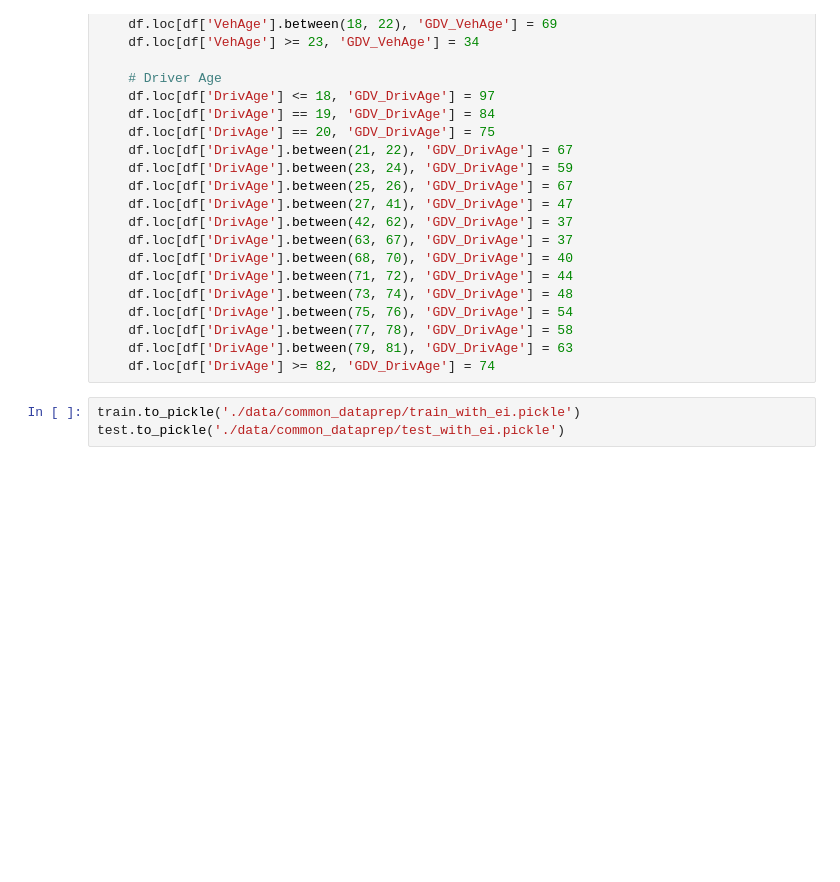
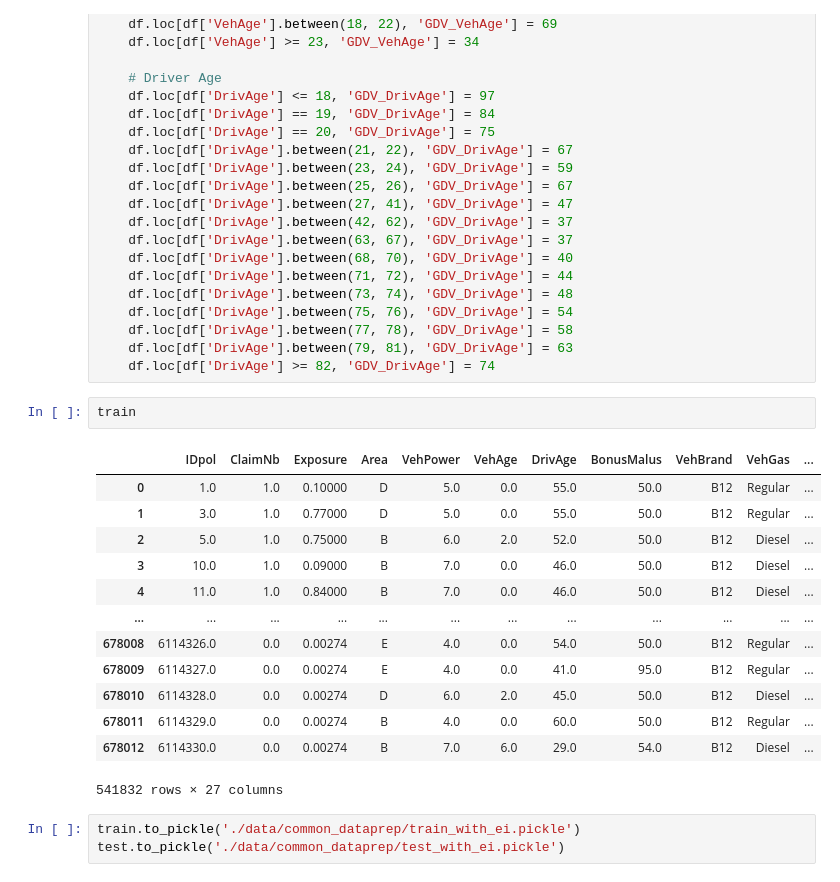
Before and after one commit to AfairiJJ/thesis, a Jupyter notebook: _1_3_Implement_Expert_Input.ipynb, the cells around one changed output. Cells and saved outputs as stored; diff of their text form; blank space fills up the shorter version.

```diff
--- a/_1_3_Implement_Expert_Input.ipynb
+++ b/_1_3_Implement_Expert_Input.ipynb
@@ -105,6 +130,22 @@ for df in train, test:
     df.loc[df['DrivAge'].between(77, 78), 'GDV_DrivAge'] = 58
     df.loc[df['DrivAge'].between(79, 81), 'GDV_DrivAge'] = 63
     df.loc[df['DrivAge'] >= 82, 'GDV_DrivAge'] = 74
+# %%
+train
+# %% [output]
+|  | IDpol | ClaimNb | Exposure | Area | VehPower | VehAge | DrivAge | BonusMalus | VehBrand | VehGas | ... |
+| 0 | 1.0 | 1.0 | 0.10000 | D | 5.0 | 0.0 | 55.0 | 50.0 | B12 | Regular | ... |
+| 1 | 3.0 | 1.0 | 0.77000 | D | 5.0 | 0.0 | 55.0 | 50.0 | B12 | Regular | ... |
+| 2 | 5.0 | 1.0 | 0.75000 | B | 6.0 | 2.0 | 52.0 | 50.0 | B12 | Diesel | ... |
+| 3 | 10.0 | 1.0 | 0.09000 | B | 7.0 | 0.0 | 46.0 | 50.0 | B12 | Diesel | ... |
+| 4 | 11.0 | 1.0 | 0.84000 | B | 7.0 | 0.0 | 46.0 | 50.0 | B12 | Diesel | ... |
+| ... | ... | ... | ... | ... | ... | ... | ... | ... | ... | ... | ... |
+| 678008 | 6114326.0 | 0.0 | 0.00274 | E | 4.0 | 0.0 | 54.0 | 50.0 | B12 | Regular | ... |
+| 678009 | 6114327.0 | 0.0 | 0.00274 | E | 4.0 | 0.0 | 41.0 | 95.0 | B12 | Regular | ... |
+| 678010 | 6114328.0 | 0.0 | 0.00274 | D | 6.0 | 2.0 | 45.0 | 50.0 | B12 | Diesel | ... |
+| 678011 | 6114329.0 | 0.0 | 0.00274 | B | 4.0 | 0.0 | 60.0 | 50.0 | B12 | Regular | ... |
+| 678012 | 6114330.0 | 0.0 | 0.00274 | B | 7.0 | 6.0 | 29.0 | 54.0 | B12 | Diesel | ... |
+541832 rows × 27 columns
 # %%
 train.to_pickle('./data/common_dataprep/train_with_ei.pickle')
 test.to_pickle('./data/common_dataprep/test_with_ei.pickle')
```
Also changed, not shown: parts of 4 cells of this notebook, 10 other files.
